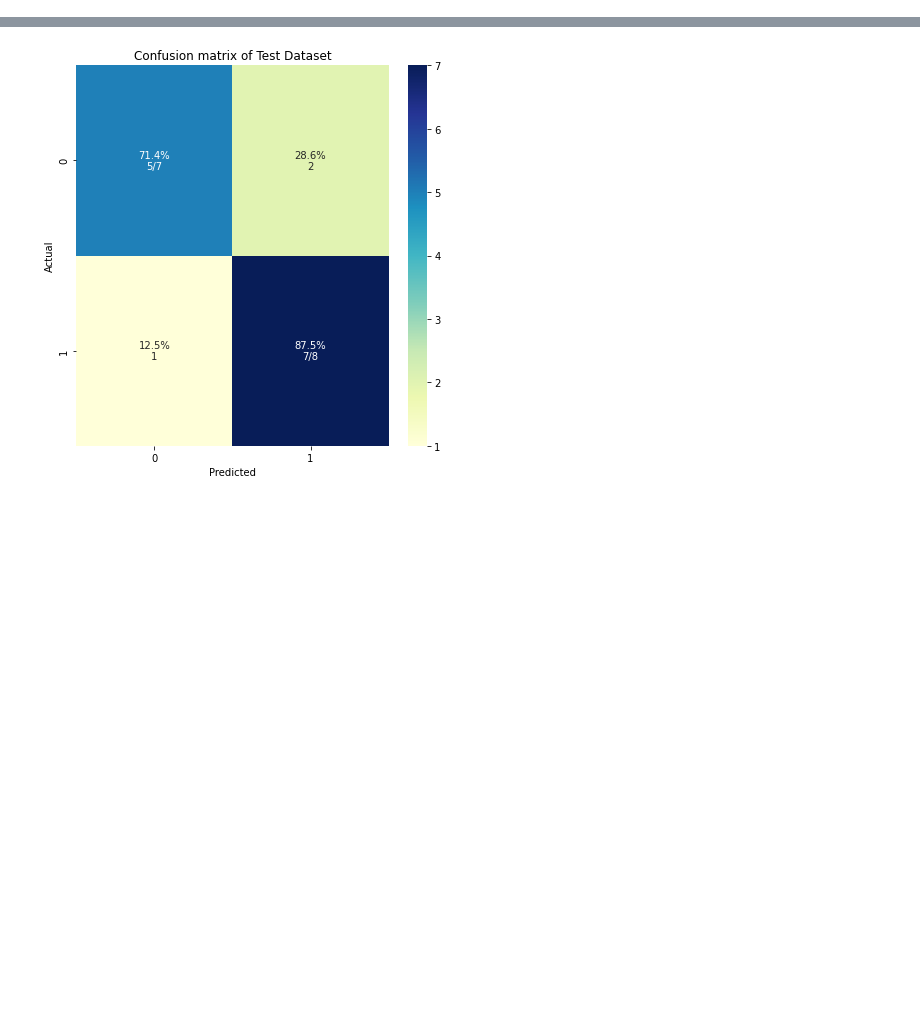
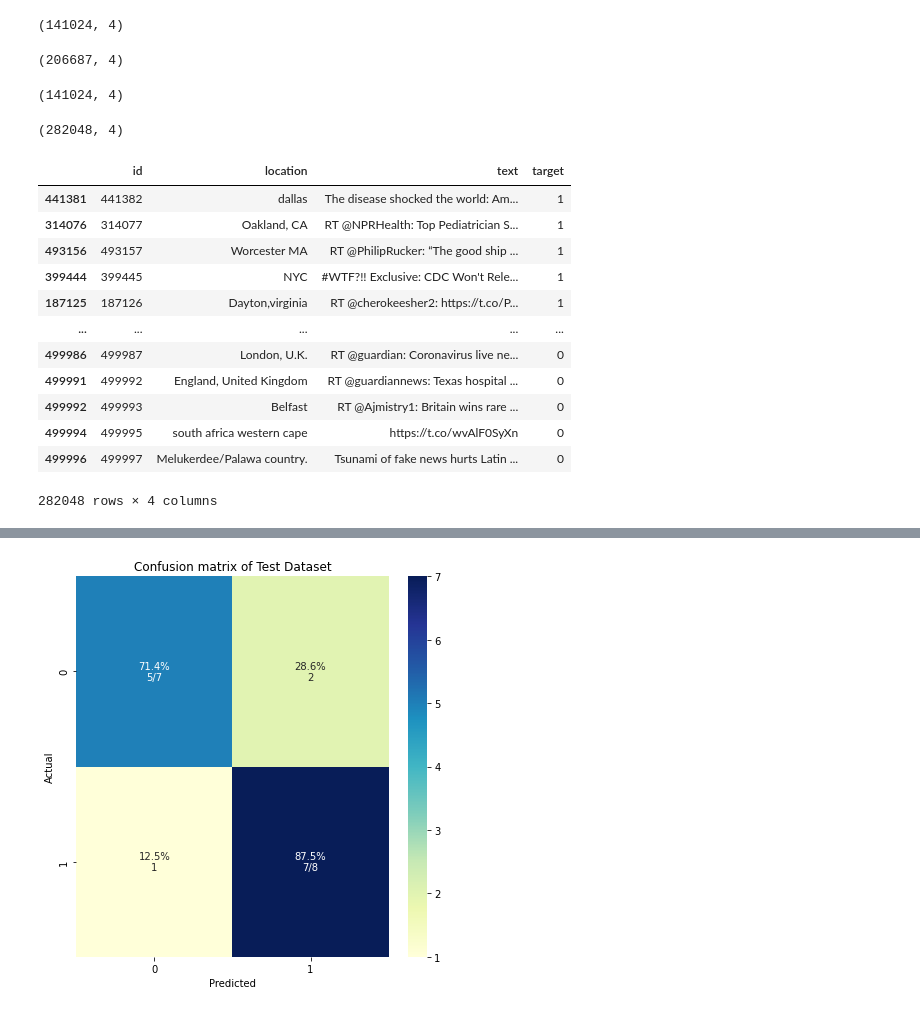
Before and after one commit to manishrajosti/Research-Text-classification, a Jupyter notebook: BiLSTM.ipynb, the cells around one changed output, grey strips where cells are left out. Saved outputs shown, nothing was run; the diff lists cells and outputs as text; code cells hidden in the pictures; blank space fills up the shorter version.

```diff
--- a/BiLSTM.ipynb
+++ b/BiLSTM.ipynb
@@ -48,3 +65,40 @@ Data shape (900000, 4)
+# %%
+df_spam = data[data['target']==0]
+df_spam.shape
+# %% [output]
+(141024, 4)
+# %%
+df_ham = data[data['target']==1]
+df_ham.shape
+# %% [output]
+(206687, 4)
+# %%
+df_ham_downsampled = df_ham.sample(df_spam.shape[0])
+df_ham_downsampled.shape
+# %% [output]
+(141024, 4)
+# %%
+df_balanced = pd.concat([df_ham_downsampled, df_spam])
+df_balanced.shape
+# %% [output]
+(282048, 4)
+# %%
+df_balanced['target'].value_counts()
+df_balanced
+# %% [output]
+|  | id | location | text | target |
+| 441381 | 441382 | dallas | The disease shocked the world: Am... | 1 |
+| 314076 | 314077 | Oakland, CA | RT @NPRHealth: Top Pediatrician S... | 1 |
+| 493156 | 493157 | Worcester MA | RT @PhilipRucker: “The good ship ... | 1 |
+| 399444 | 399445 | NYC | #WTF?!! Exclusive: CDC Won't Rele... | 1 |
+| 187125 | 187126 | Dayton,virginia | RT @cherokeesher2: https://t.co/P... | 1 |
+| ... | ... | ... | ... | ... |
+| 499986 | 499987 | London, U.K. | RT @guardian: Coronavirus live ne... | 0 |
+| 499991 | 499992 | England, United Kingdom | RT @guardiannews: Texas hospital ... | 0 |
+| 499992 | 499993 | Belfast | RT @Ajmistry1: Britain wins rare ... | 0 |
+| 499994 | 499995 | south africa western cape | https://t.co/wvAlF0SyXn | 0 |
+| 499996 | 499997 | Melukerdee/Palawa country. | Tsunami of fake news hurts Latin ... | 0 |
+282048 rows × 4 columns
 # %%
 pattern = re.compile('http[s]?://(?:[a-zA-Z]|[0-9]|[$-_@.&+]|[!*\(\),]|(?:%[0-9a-fA-F][0-9a-fA-F]))+')
 
```
Also changed, not shown: parts of 31 cells of this notebook.
